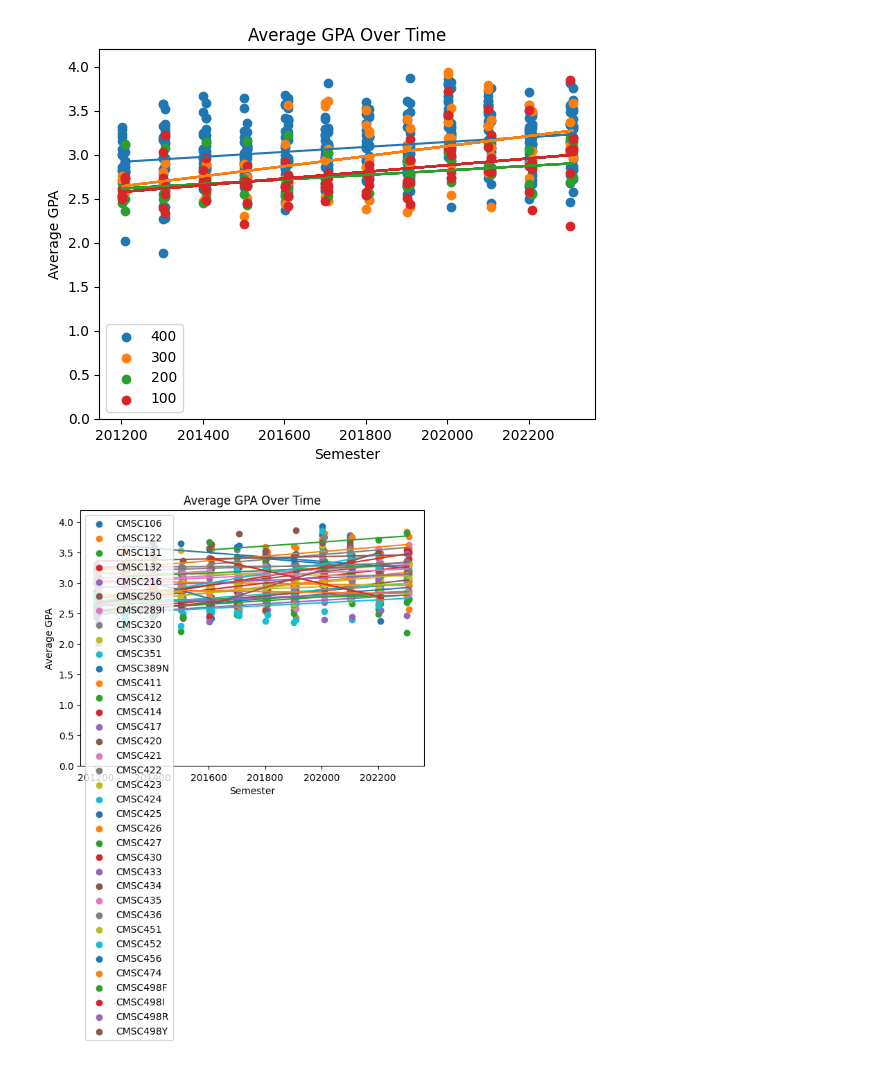
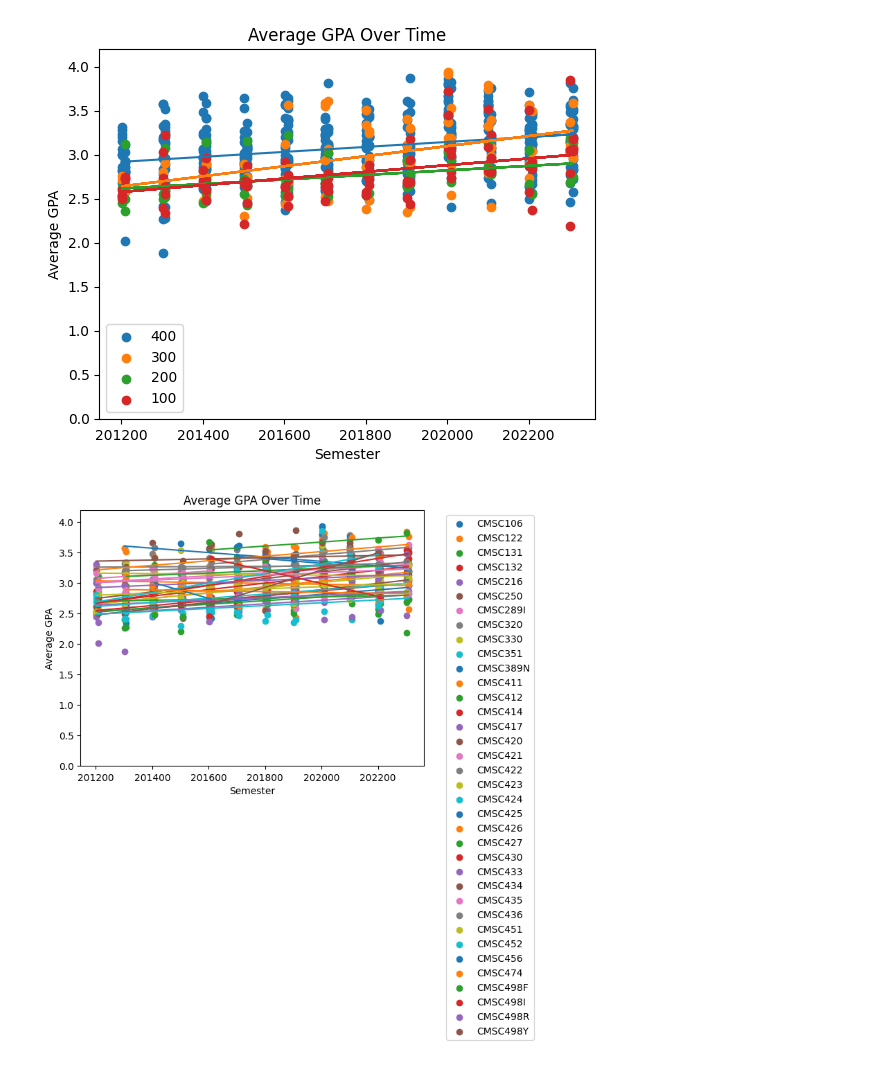
Before and after one commit to jihyopark/cmsc320-final-tutorial, a Jupyter notebook: final_tutorial.ipynb, the cells around one changed output. Saved outputs shown, nothing was run; the diff lists cells and outputs as text; code cells hidden in the pictures.

```diff
--- a/final_tutorial.ipynb
+++ b/final_tutorial.ipynb
@@ -156,28 +156,28 @@ plt.show()
 # %%
 import matplotlib.pyplot as plt  # type: ignore
 
 combined_courses = filter(lambda x : x[-1] != 'H', courses)
 
 for course in combined_courses:
     course_data = df[df["course"] == course]
 
     x = course_data["semester"]
     y = course_data["avg_gpa"]
 
     plt.scatter(x, y, label=course)
 
     m, b = np.polyfit(x, y, 1)
     plt.plot(x, m * x + b)
 
 plt.title("Average GPA Over Time")
 plt.xlabel('Semester')
 plt.ylabel('Average GPA')
-plt.legend()
+plt.legend(bbox_to_anchor=(1.05, 1.0), loc='upper left')
 plt.ylim(0, 4.2)
 
 plt.show()
 # %% [output]
-[figure, old version]
+[figure, new version]
 # %% [markdown]
 ## Hypothesis Testing
 #### H0: There is no upwards/downwards trend in the average GPA of CMSC courses over time
```
Also changed, not shown: parts of 7 cells of this notebook.
